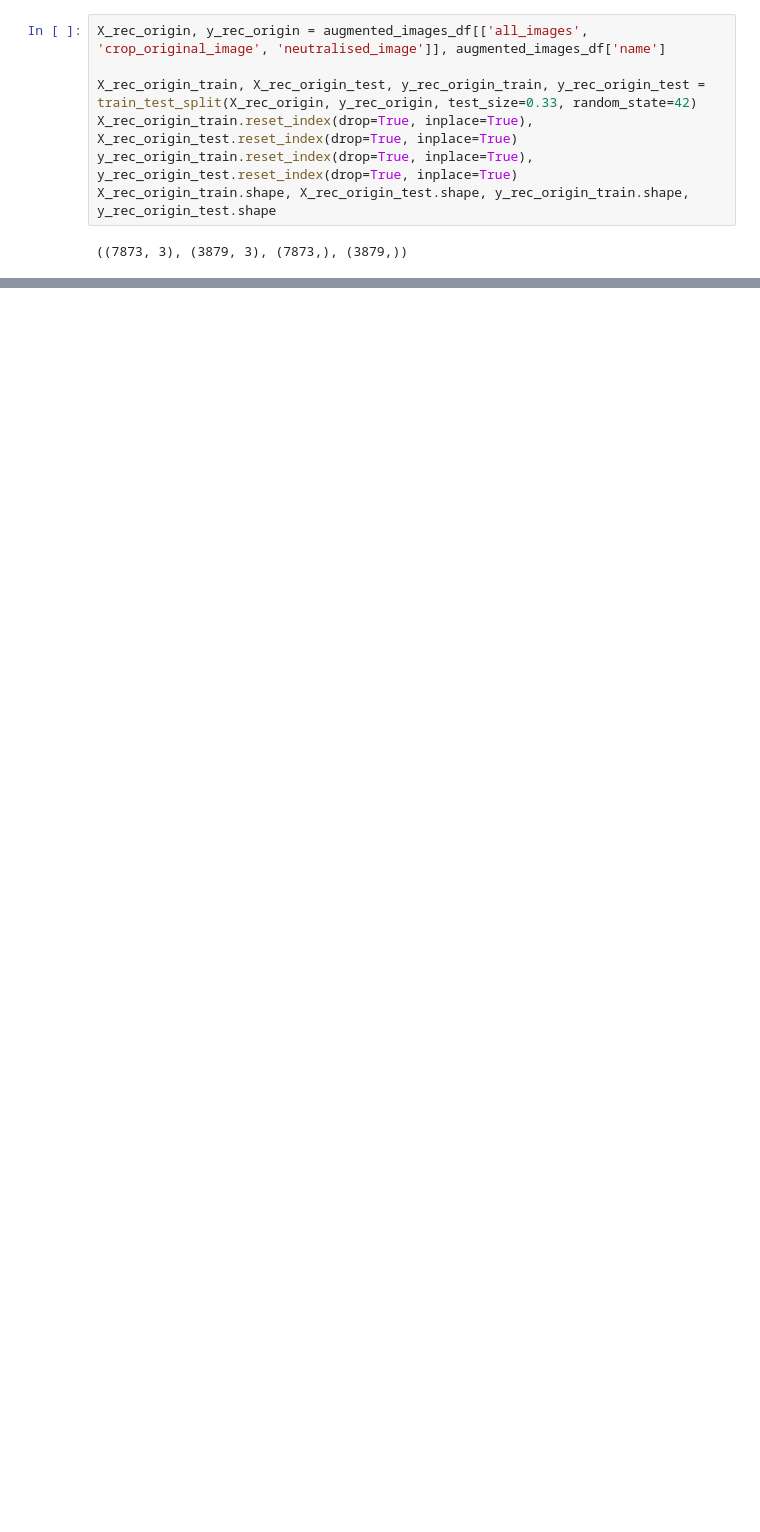
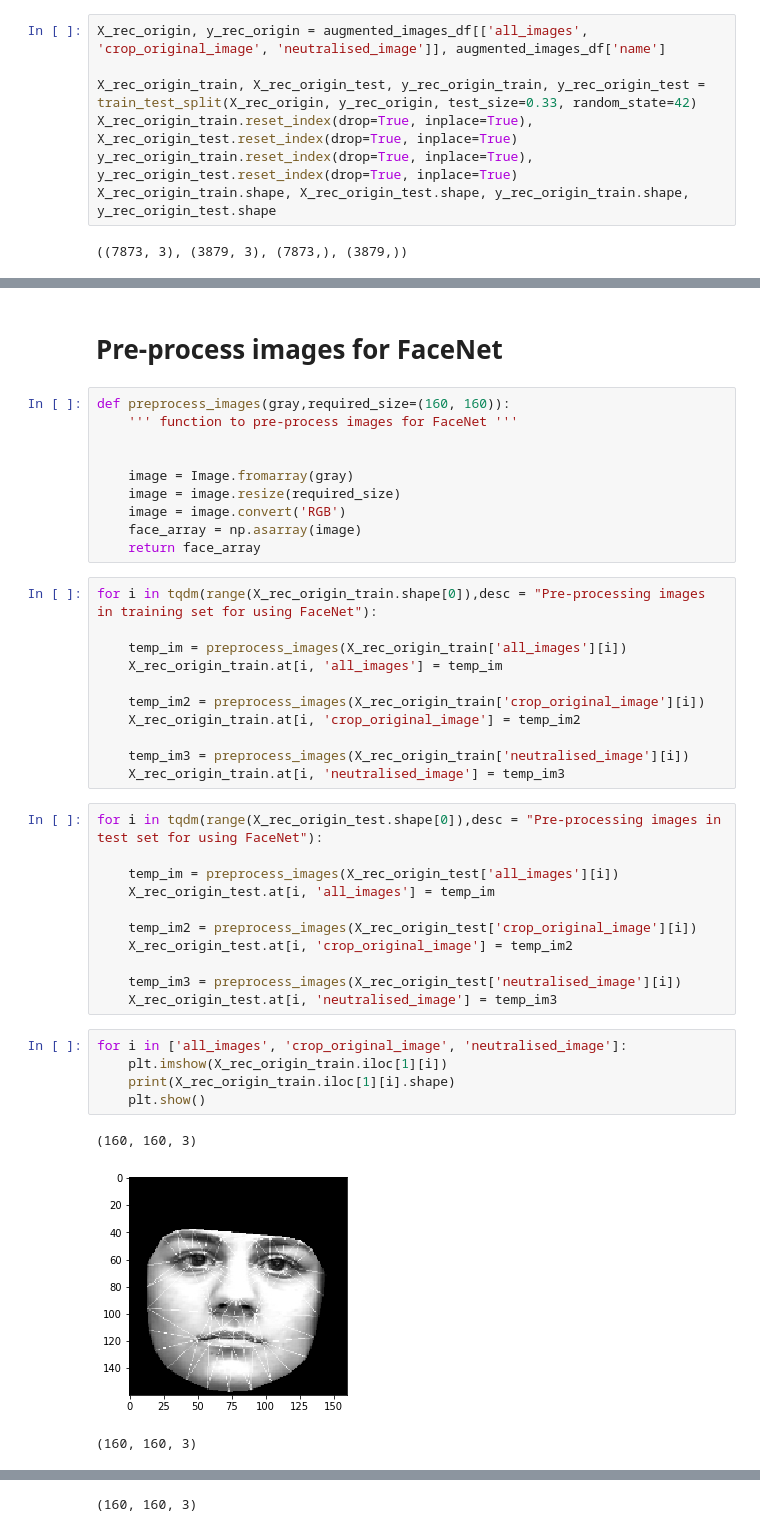
Before and after one commit to maxxiefjv/ACVPR-ExpressionInvariantFaceRecognition, a Jupyter notebook: Ananthu_code/tps_facenet.ipynb, the cells around one changed output, grey strips where cells are left out. Drawn from its saved outputs; the diff is of its cells as text; blank space fills up the shorter version.

Commit message:
Completed Coding for FaceNet using TPS

```diff
--- a/Ananthu_code/tps_facenet.ipynb
+++ b/Ananthu_code/tps_facenet.ipynb
@@ -78,0 +80,43 @@ X_rec_origin_train.shape, X_rec_origin_test.shape, y_rec_origin_train.shape, y_r
+# %% [markdown]
+# Pre-process images for FaceNet
+# %%
+def preprocess_images(gray,required_size=(160, 160)):
+    ''' function to pre-process images for FaceNet '''
+
+
+    image = Image.fromarray(gray)
+    image = image.resize(required_size)
+    image = image.convert('RGB')
+    face_array = np.asarray(image)
+    return face_array
+# %%
+for i in tqdm(range(X_rec_origin_train.shape[0]),desc = "Pre-processing images in training set for using FaceNet"):
+
+    temp_im = preprocess_images(X_rec_origin_train['all_images'][i])
+    X_rec_origin_train.at[i, 'all_images'] = temp_im
+
+    temp_im2 = preprocess_images(X_rec_origin_train['crop_original_image'][i])
+    X_rec_origin_train.at[i, 'crop_original_image'] = temp_im2
+
+    temp_im3 = preprocess_images(X_rec_origin_train['neutralised_image'][i])
+    X_rec_origin_train.at[i, 'neutralised_image'] = temp_im3
+# %%
+for i in tqdm(range(X_rec_origin_test.shape[0]),desc = "Pre-processing images in test set for using FaceNet"):
+
+    temp_im = preprocess_images(X_rec_origin_test['all_images'][i])
+    X_rec_origin_test.at[i, 'all_images'] = temp_im
+
+    temp_im2 = preprocess_images(X_rec_origin_test['crop_original_image'][i])
+    X_rec_origin_test.at[i, 'crop_original_image'] = temp_im2
+
+    temp_im3 = preprocess_images(X_rec_origin_test['neutralised_image'][i])
+    X_rec_origin_test.at[i, 'neutralised_image'] = temp_im3
+# %%
+for i in ['all_images', 'crop_original_image', 'neutralised_image']:
+    plt.imshow(X_rec_origin_train.iloc[1][i])
+    print(X_rec_origin_train.iloc[1][i].shape)
+    plt.show()
+# %% [output]
+(160, 160, 3)
+[figure, added]
+(160, 160, 3)
@@ -78,0 +124 @@ X_rec_origin_train.shape, X_rec_origin_test.shape, y_rec_origin_train.shape, y_r
+(160, 160, 3)
```
Also changed, not shown: parts of 33 cells of this notebook.
